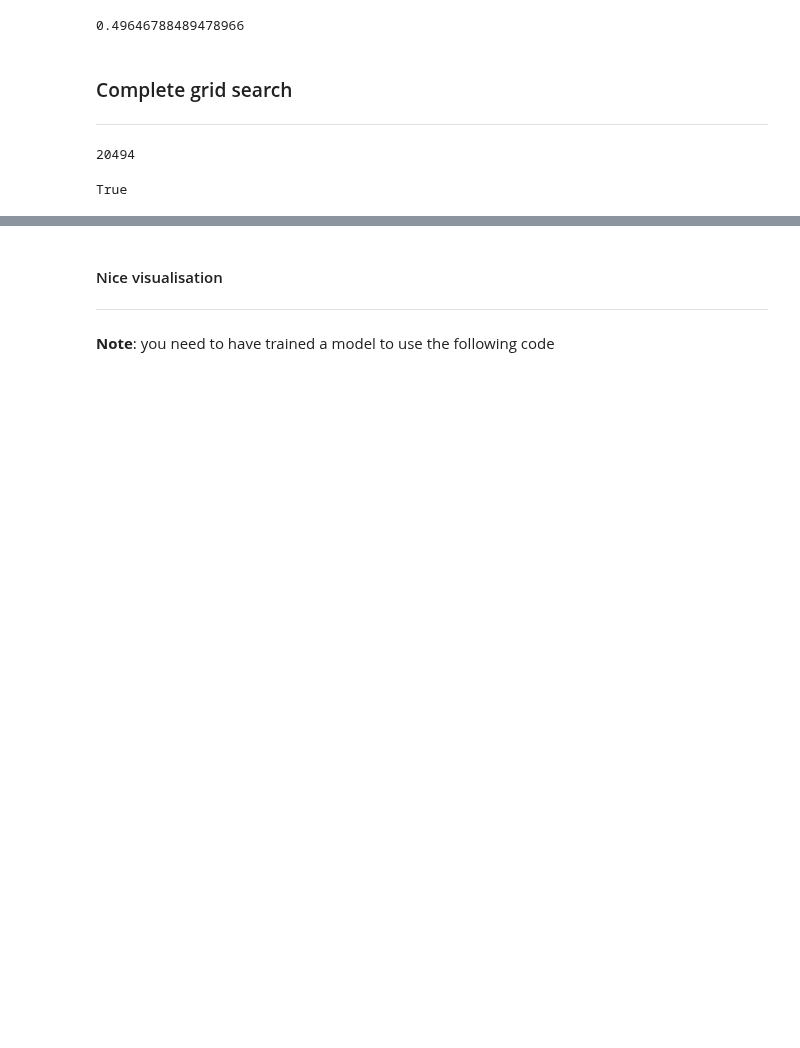
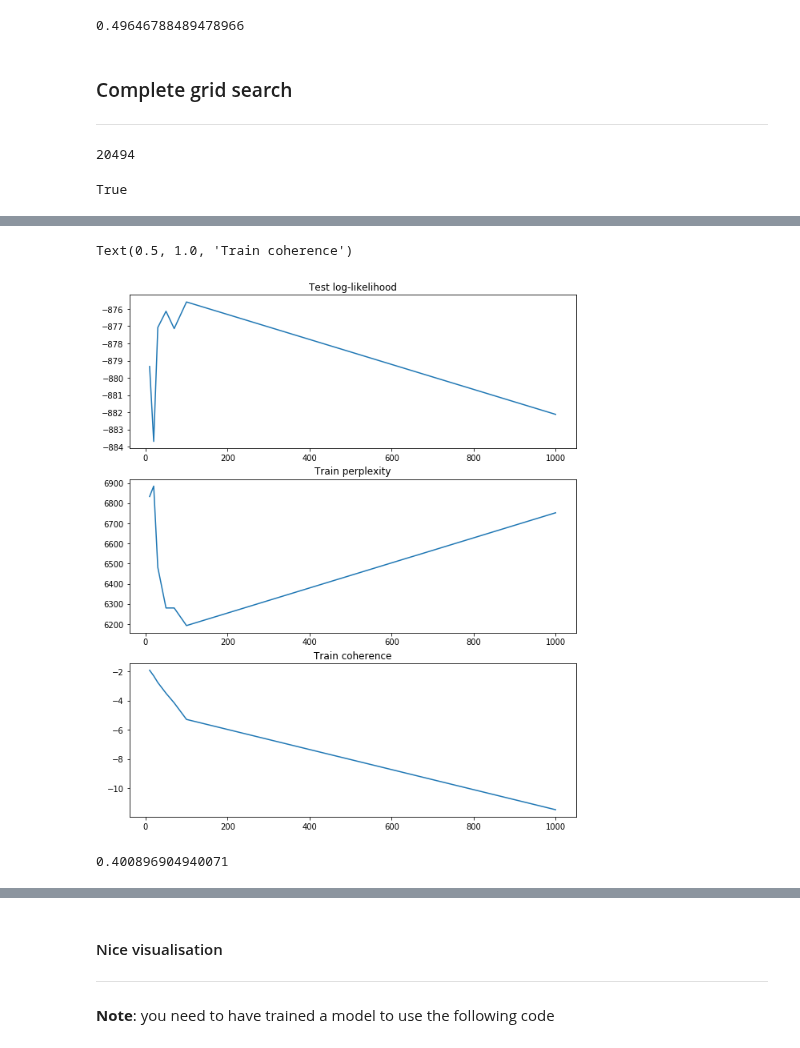
Before and after one commit to GiuliaLanzillotta/ETH_SEARCH, a Jupyter notebook: Abstract_topic_model.ipynb, the cells around one changed output, grey strips where cells are left out. Cells and saved outputs as stored; diff of their text form; code cells hidden in the pictures; blank space fills up the shorter version.

```diff
--- a/Abstract_topic_model.ipynb
+++ b/Abstract_topic_model.ipynb
@@ -570,7 +570,7 @@ BoW_corpus[0]
 extract_word = lambda x: x[0] # get_topic_words returns both the word and its probability in the topic
 
 def get_topics(model, num_topics):
-    return [[extract_word(tw) for tw in model.get_topic_words(k, 20)] for k in range(1,num_topics)]
+    return [[extract_word(tw) for tw in model.get_topic_words(k, 20)] for k in range(num_topics)]
 
 def get_corpus(dictionary, texts):
     return [dictionary.doc2bow(doc, allow_update=True) for doc in texts]
@@ -644,7 +644,7 @@ for k in ks:
 
     ## CHR
     topics = get_topics(model, k)
-    corpus = get_corpus(dictionary, test_docs)
+    corpus = get_corpus(dictionary, train_docs)
     cm = CoherenceModel(topics=topics, corpus=corpus, dictionary=dictionary, texts=train_docs, coherence='u_mass')
     coherence = cm.get_coherence()  # get coherence value
     coherences += [coherence]
@@ -688,9 +726,12 @@ Removed top words: []
 # %%
 # plotting the results
-fig, axs = plt.subplots(1, 3)
-axs[0].plot(topics,log_likelihoods)
-axs[1].plot(topics,perplexities)
-axs[2].plot(topics,coherences)
+fig, axs = plt.subplots(3, 1, figsize=(10,12))
+axs[0].plot(ks,log_likelihoods)
+axs[1].plot(ks,perplexities)
+axs[2].plot(ks,coherences)
 axs[0].set_title("Test log-likelihood")
 axs[1].set_title("Train perplexity")
 axs[2].set_title("Train coherence")
+# %% [output]
+Text(0.5, 1.0, 'Train coherence')
+[figure, added]
@@ -696,0 +743,7 @@ axs[2].set_title("Train coherence")
+# %%
+topics = get_topics(model, k)
+corpus = get_corpus(dictionary, train_docs)
+cm = CoherenceModel(topics=topics, corpus=corpus, dictionary=dictionary, texts=train_docs, coherence='c_v')
+cm.get_coherence()
+# %% [output]
+0.400896904940071
```
Also changed, not shown: parts of 7 cells of this notebook.
